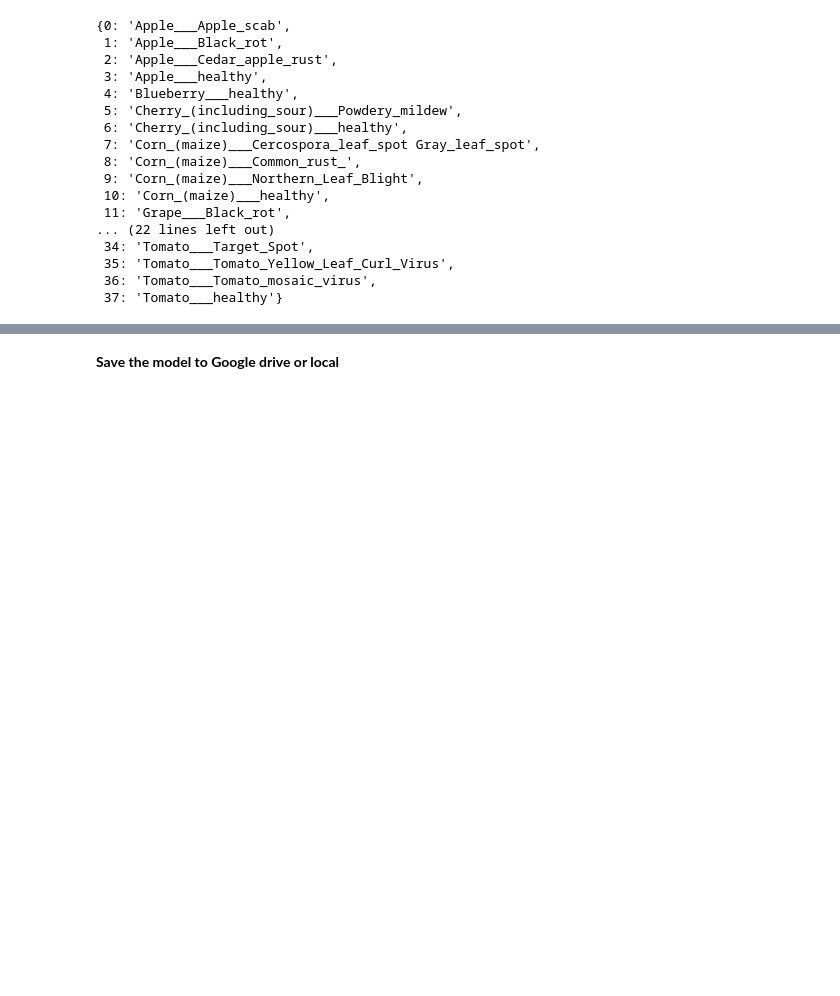
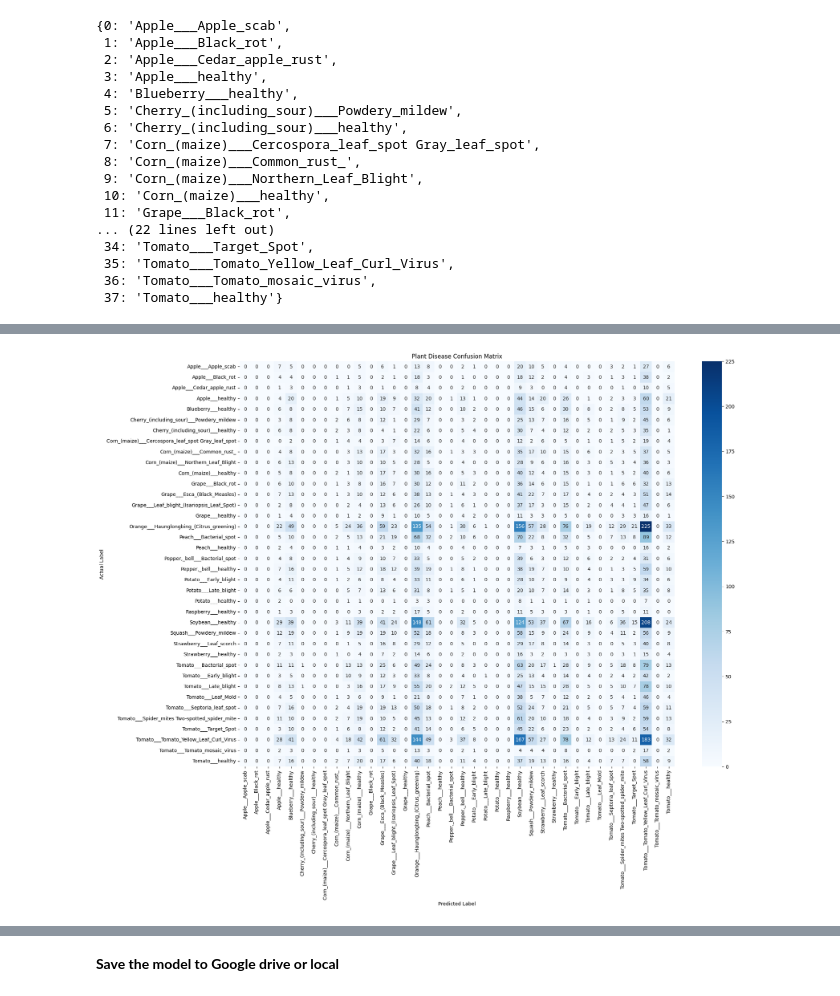
Before and after one commit to harshit11purohit/Plant_Disease_Prediction, a Jupyter notebook: Plant_Disease_Prediction_CNN_Image_Classifier.ipynb, the cells around one changed output, grey strips where cells are left out. Saved outputs shown, nothing was run; the diff lists cells and outputs as text; code cells hidden in the pictures; blank space fills up the shorter version.

```diff
--- a/Plant_Disease_Prediction_CNN_Image_Classifier.ipynb
+++ b/Plant_Disease_Prediction_CNN_Image_Classifier.ipynb
@@ -450,0 +660,28 @@ Predicted Class Name: Apple___Black_rot
+# %%
+import numpy as np
+import seaborn as sns
+import matplotlib.pyplot as plt
+from sklearn.metrics import confusion_matrix
+
+# 1. Get the actual labels and the model's predictions
+# Note: This might take a minute as it predicts the whole validation set
+print("Generating predictions for the validation set...")
+Y_pred = model.predict(validation_generator)
+y_pred = np.argmax(Y_pred, axis=1)
+y_true = validation_generator.classes
+
+# 2. Create the Confusion Matrix
+cm = confusion_matrix(y_true, y_pred)
+
+# 3. Plotting using Seaborn for better visibility in VS Code
+plt.figure(figsize=(20, 15)) # Large size to fit 38 labels
+sns.heatmap(cm, annot=True, fmt='d', cmap='Blues',
+            xticklabels=validation_generator.class_indices.keys(),
+            yticklabels=validation_generator.class_indices.keys())
+
+plt.title('Plant Disease Confusion Matrix')
+plt.ylabel('Actual Label')
+plt.xlabel('Predicted Label')
+plt.xticks(rotation=90)
+plt.show()
+# %% [output]
@@ -450,0 +690 @@ Predicted Class Name: Apple___Black_rot
+[figure, added]
```
Also changed, not shown: parts of 36 cells of this notebook, 2 other files.
